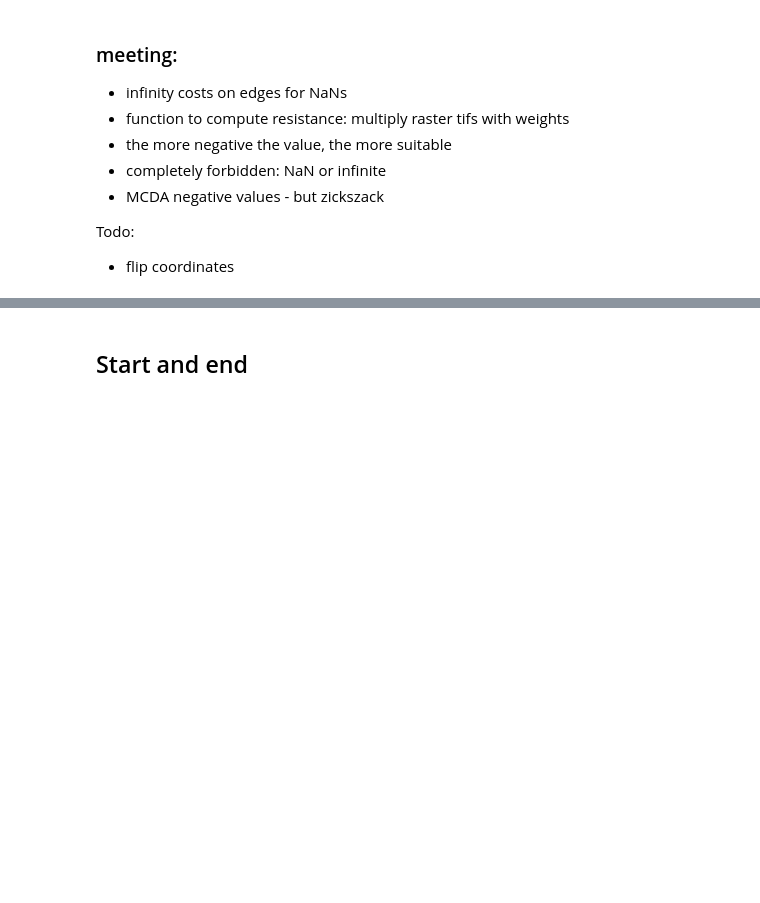
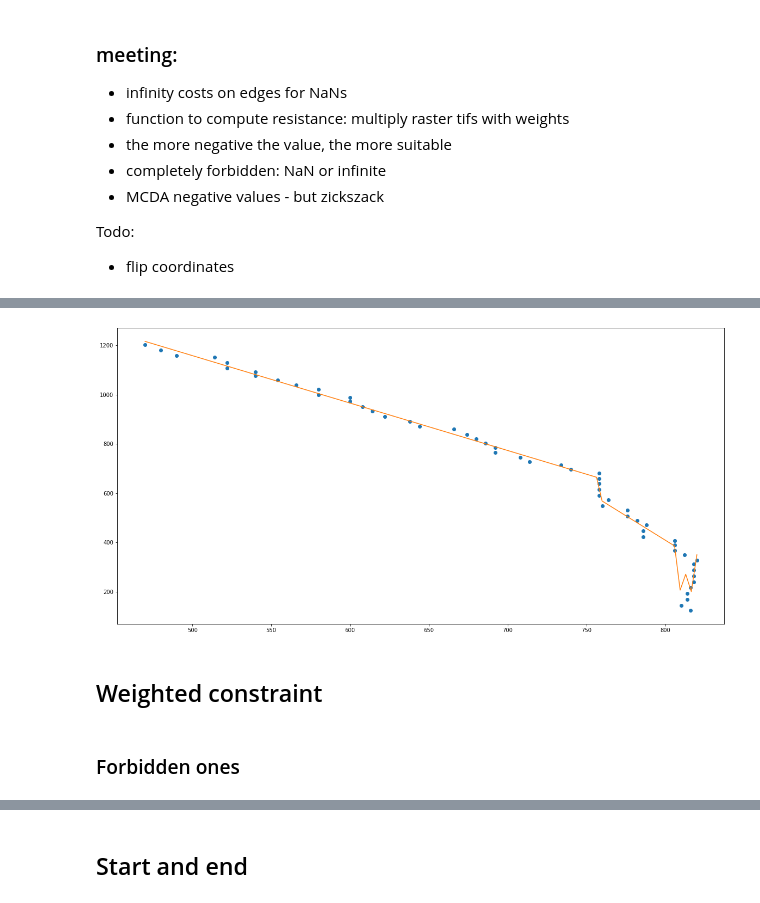
Before and after one commit to NinaWie/PowerPlanner, a Jupyter notebook: notebooks/Timing tests.ipynb, the cells around one changed output, grey strips where cells are left out. Saved outputs shown, nothing was run; the diff lists cells and outputs as text; code cells hidden in the pictures; blank space fills up the shorter version.

```diff
--- a/notebooks/Timing tests.ipynb
+++ b/notebooks/Timing tests.ipynb
@@ -119,0 +193,18 @@ plt.show()
+# %%
+x = p_arr[:,0]
+y = p_arr[:,1]
+# %%
+my_pwlf = pwlf.PiecewiseLinFit(x,y)
+breaks = my_pwlf.fit(7)
+# %%
+x_hat = np.linspace(x.min(), x.max(), 100)
+y_hat = my_pwlf.predict(x_hat)
+
+plt.figure(figsize=(20,10))
+plt.plot(x, y, 'o')
+plt.plot(x_hat, y_hat, '-')
+plt.show()
+# %% [output]
+[figure, added]
+# %% [markdown]
+## Weighted constraint
@@ -119,0 +221,2 @@ plt.show()
+# %% [markdown]
+### Forbidden ones
```
Also changed, not shown: parts of 54 cells of this notebook, 10 other files.
